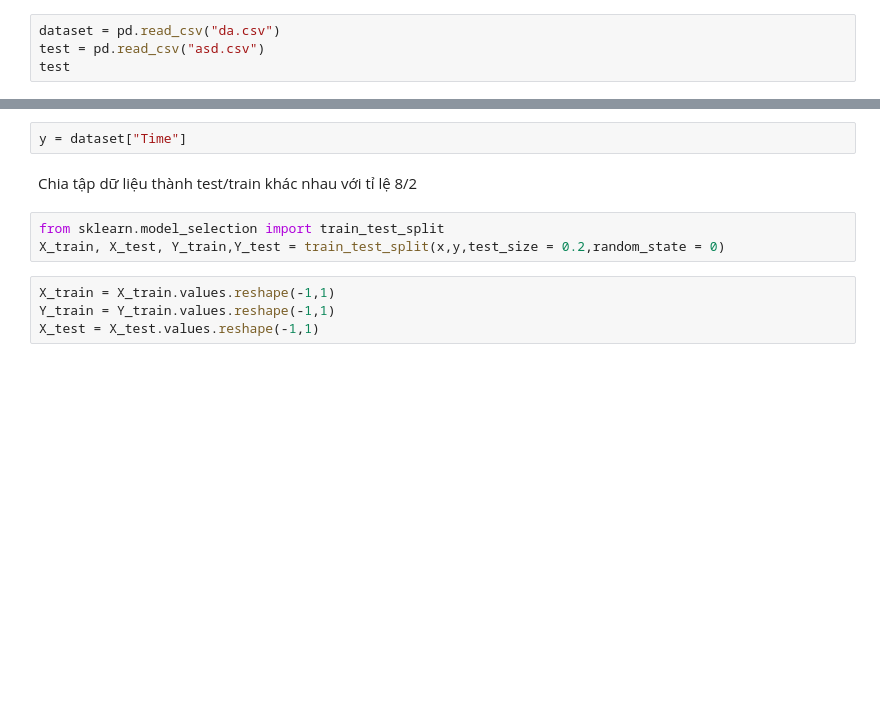
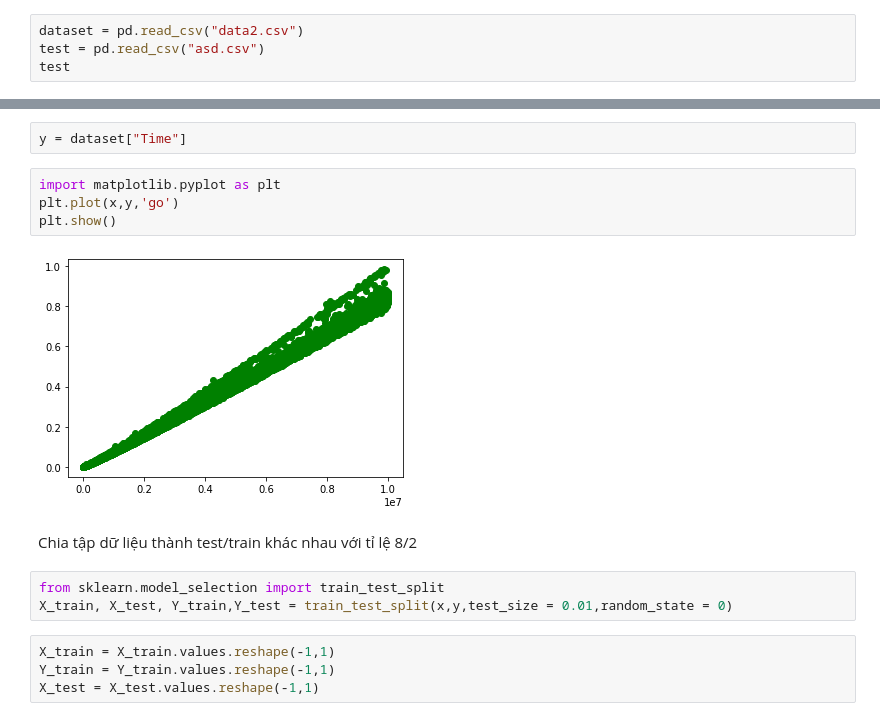
Before and after one commit to latruonghai/CS114.K21, a Jupyter notebook: ThiGK2.ipynb, the cells around one changed output, grey strips where cells are left out. Drawn from its saved outputs; the diff is of its cells as text; blank space fills up the shorter version.

```diff
--- a/ThiGK2.ipynb
+++ b/ThiGK2.ipynb
@@ -16,7 +17,7 @@ Trích xuất dữ liệu thành các phần
 # %%
 import pandas as pd
 # %%
-dataset = pd.read_csv("da.csv")
+dataset = pd.read_csv("data2.csv")
 test = pd.read_csv("asd.csv")
 test
 # %% [output]
@@ -51,11 +52,17 @@ x
 Name: O(N), Length: 71115, dtype: int64
 # %%
 y = dataset["Time"]
+# %%
+import matplotlib.pyplot as plt
+plt.plot(x,y,'go')
+plt.show()
+# %% [output]
+[figure, added]
 # %% [markdown]
 Chia tập dữ liệu thành test/train khác nhau với tỉ lệ 8/2
 # %%
 from sklearn.model_selection import train_test_split
-X_train, X_test, Y_train,Y_test = train_test_split(x,y,test_size = 0.2,random_state = 0)
+X_train, X_test, Y_train,Y_test = train_test_split(x,y,test_size = 0.01,random_state = 0)
 # %%
 X_train = X_train.values.reshape(-1,1)
 Y_train = Y_train.values.reshape(-1,1)
```
Also changed, not shown: parts of 26 cells of this notebook.
